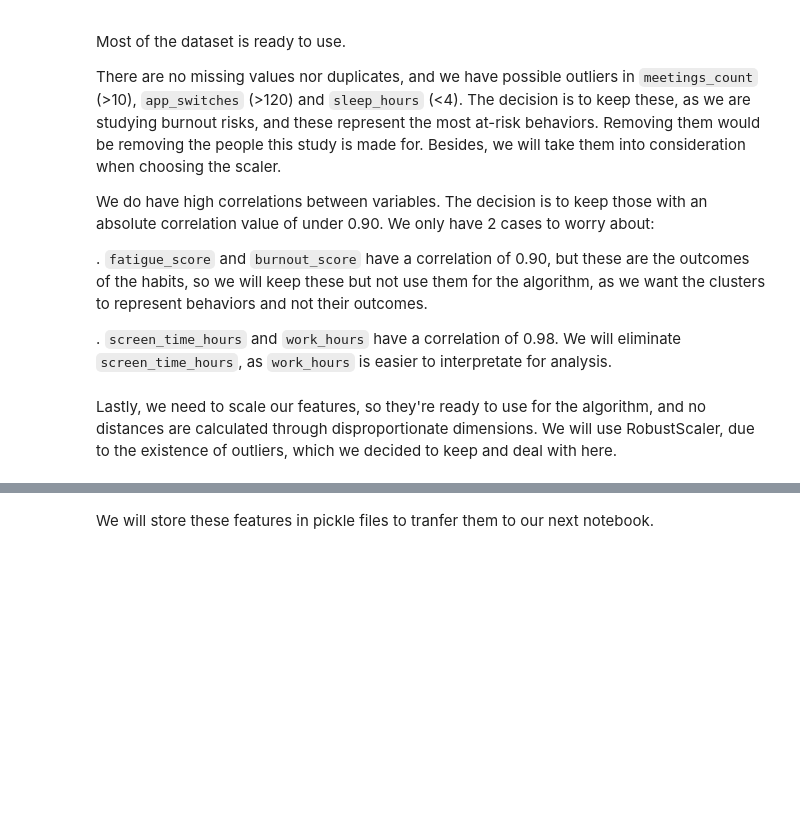
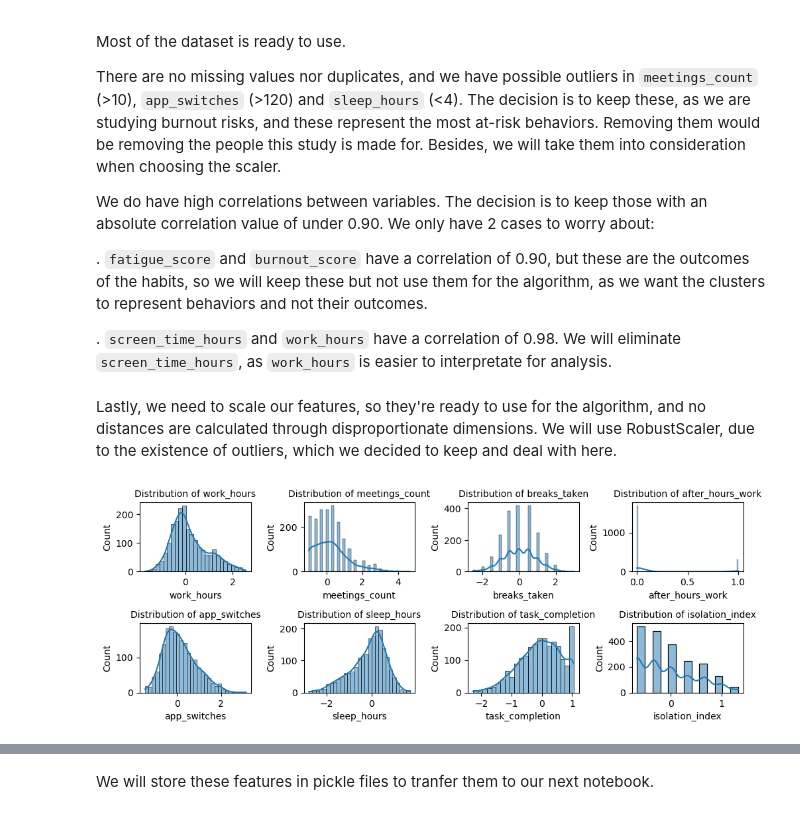
Before and after one commit to lucasvcasimiro-byte/Sleep_vs_Burnout_analysis_ml, a Jupyter notebook: EDA.ipynb, the cells around one changed output, grey strips where cells are left out. Drawn from its saved outputs; the diff is of its cells as text; code cells hidden in the pictures; blank space fills up the shorter version.

```diff
--- a/EDA.ipynb
+++ b/EDA.ipynb
@@ -306,7 +303,7 @@ df.drop('screen_time_hours', axis=1, inplace=True)
 # %% [markdown]
 Lastly, we need to scale our features, so they're ready to use for the algorithm, and no distances are calculated through disproportionate dimensions. We will use RobustScaler, due to the existence of outliers, which we decided to keep and deal with here.
 # %%
-features_to_scale = ['work_hours', 'screen_time_hours', 'meetings_count',
+features_to_scale = ['work_hours','meetings_count',
                      'breaks_taken', 'after_hours_work', 'app_switches',
                      'sleep_hours', 'task_completion', 'isolation_index']
 
@@ -314,3 +311,12 @@ features_to_scale = ['work_hours', 'screen_time_hours', 'meetings_count',
 X = df[features_to_scale]
 scaler=RobustScaler()
 X_scaled = scaler.fit_transform(X)
+# %%
+df_scaled = pd.DataFrame(
+    X_scaled,
+    columns=features_to_scale
+)
+# %%
+plot_distribution_grid(df_scaled, features_to_scale)
+# %% [output]
+[figure, added]
```
Also changed, not shown: parts of 9 cells of this notebook, 3 other files.
